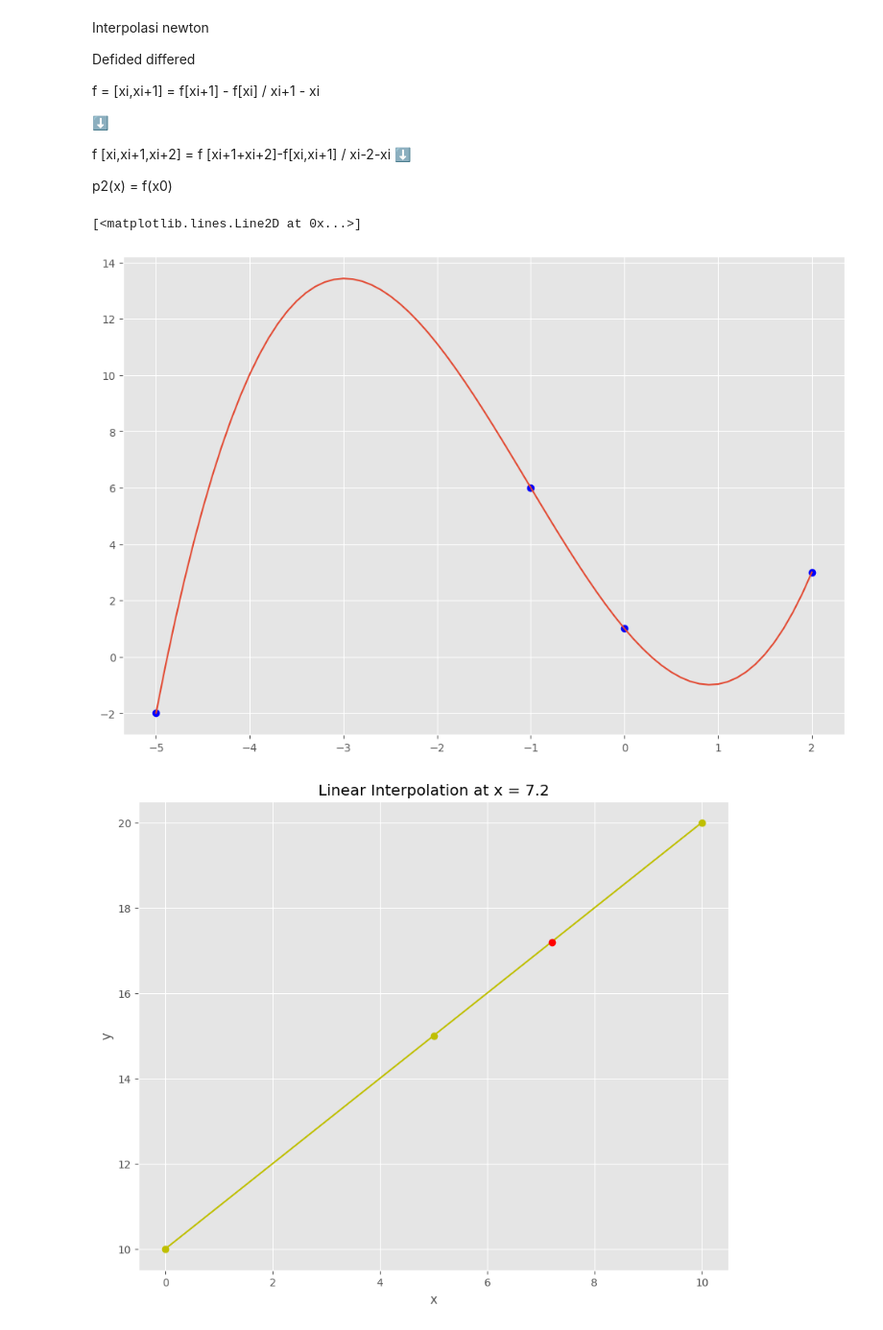
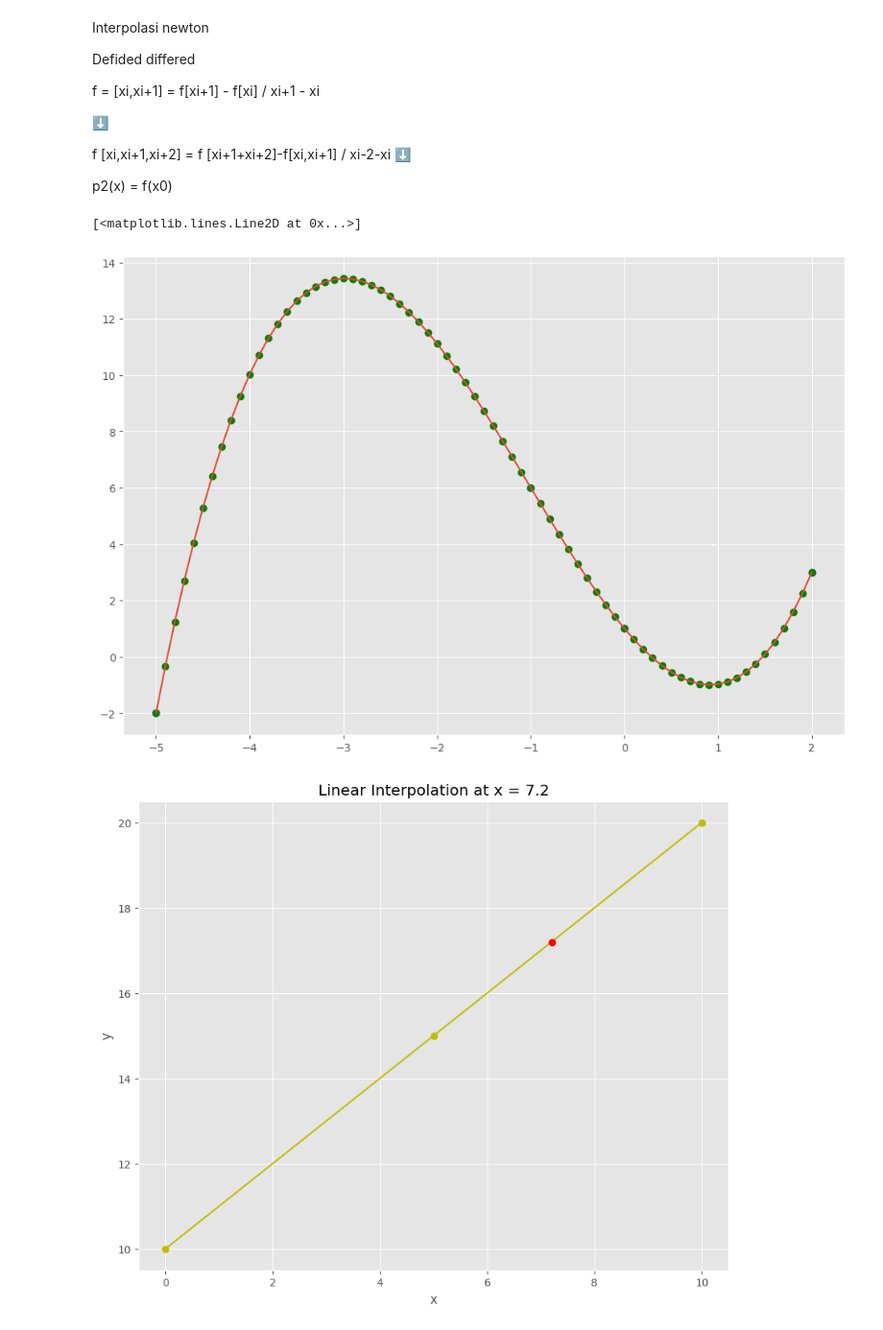
Before and after one commit to VO7TA/2802413581_Kimmy-Lousandria.L_ASG, a Jupyter notebook: SC_3.ipynb, the cells around one changed output. Shown at 96% size. Saved outputs shown, nothing was run; the diff lists cells and outputs as text; code cells hidden in the pictures.

```diff
--- a/SC_3.ipynb
+++ b/SC_3.ipynb
@@ -100,18 +100,19 @@ def newton_poly(coef, x_data, x):
 # %%
 x=np.array([-5,-1,0,2])
 y=np.array([-2,6,1,3])
 
 a_s=divided_diff(x,y)[0,:]
 
 x_new=np.arange(-5,2.1, .1)
 y_new=newton_poly(a_s,x,x_new)
 
 plt.figure(figsize=(12,8))
 plt.plot(x,y,'bo')
+plt.plot(x_new,y_new,'go')
 plt.plot(x_new,y_new)
 # %% [output]
 [<matplotlib.lines.Line2D at 0x...>]
-[figure, old version]
+[figure, new version]
 # %%
 #modul 13 di kelas
 
```
